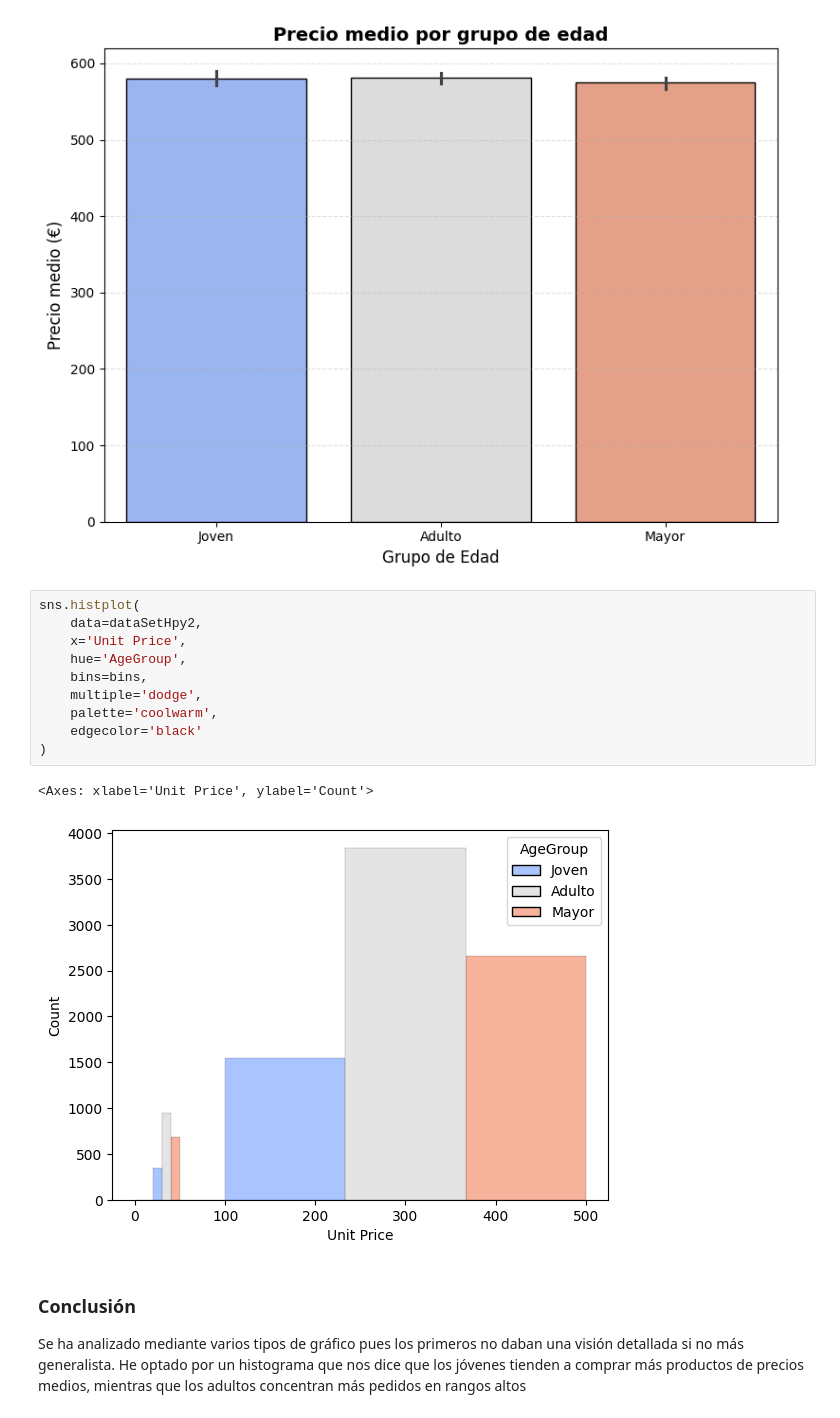
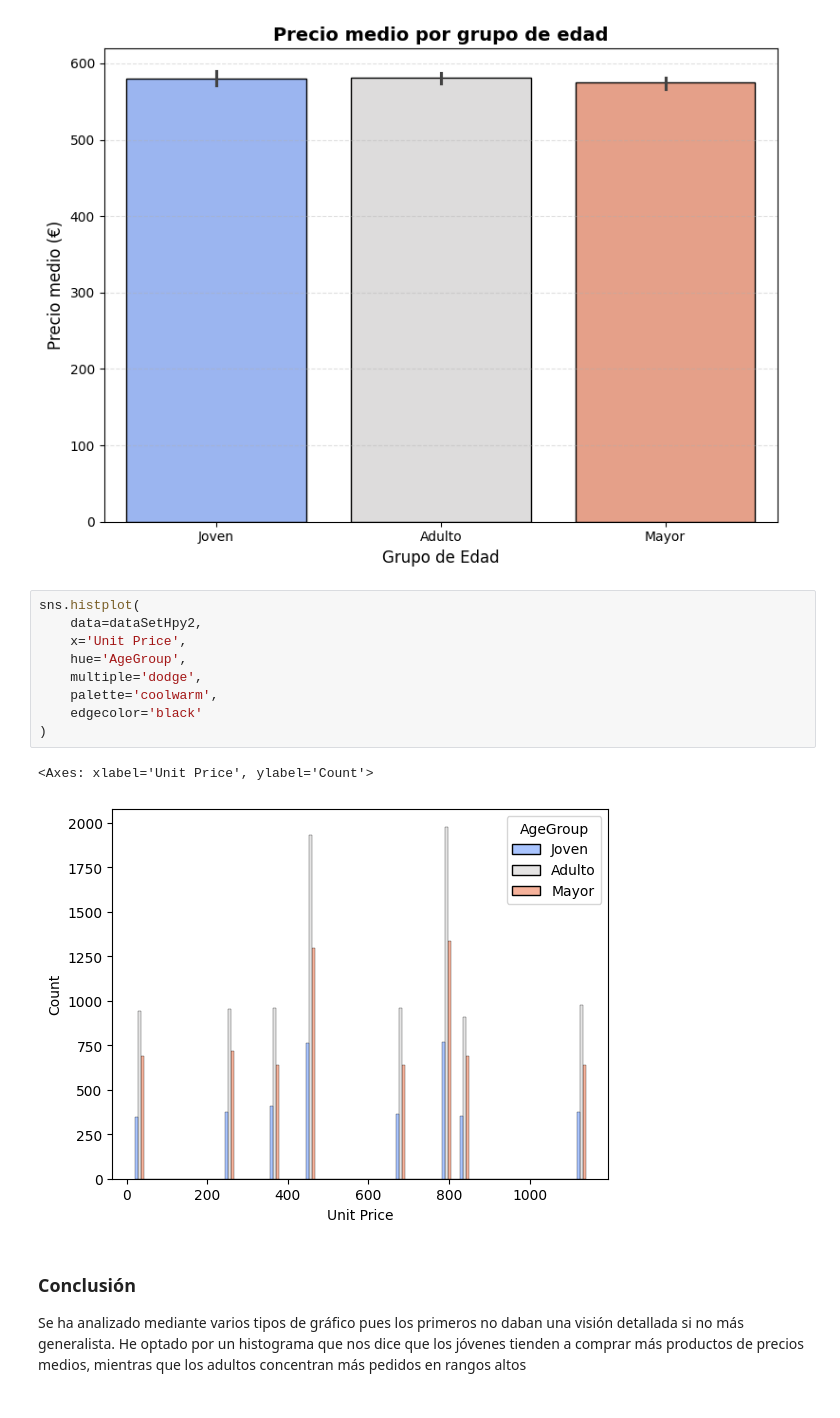
Before and after one commit to migel1985/EDA_ElectronicaConsumo_MM, a Jupyter notebook: src/memoria.ipynb, the cells around one changed output. Drawn from its saved outputs; the diff is of its cells as text.

```diff
--- a/src/memoria.ipynb
+++ b/src/memoria.ipynb
@@ -205,16 +220,15 @@ Passing `palette` without assigning `hue` is deprecated and will be removed in v
 # %%
 sns.histplot(
     data=dataSetHpy2,
     x='Unit Price',
     hue='AgeGroup',
-    bins=bins,
     multiple='dodge',
     palette='coolwarm',
     edgecolor='black'
 )
 # %% [output]
 <Axes: xlabel='Unit Price', ylabel='Count'>
-[figure, old version]
+[figure, new version]
 # %% [markdown]
 ### Conclusión
 Se ha analizado mediante varios tipos de gráfico pues los primeros no daban una visión detallada si no más generalista. He optado por un histograma que nos dice que los jóvenes tienden a comprar más productos de precios medios, mientras que los adultos concentran más pedidos en rangos altos
```
Also changed, not shown: parts of 1 cell of this notebook, 3 other files.
